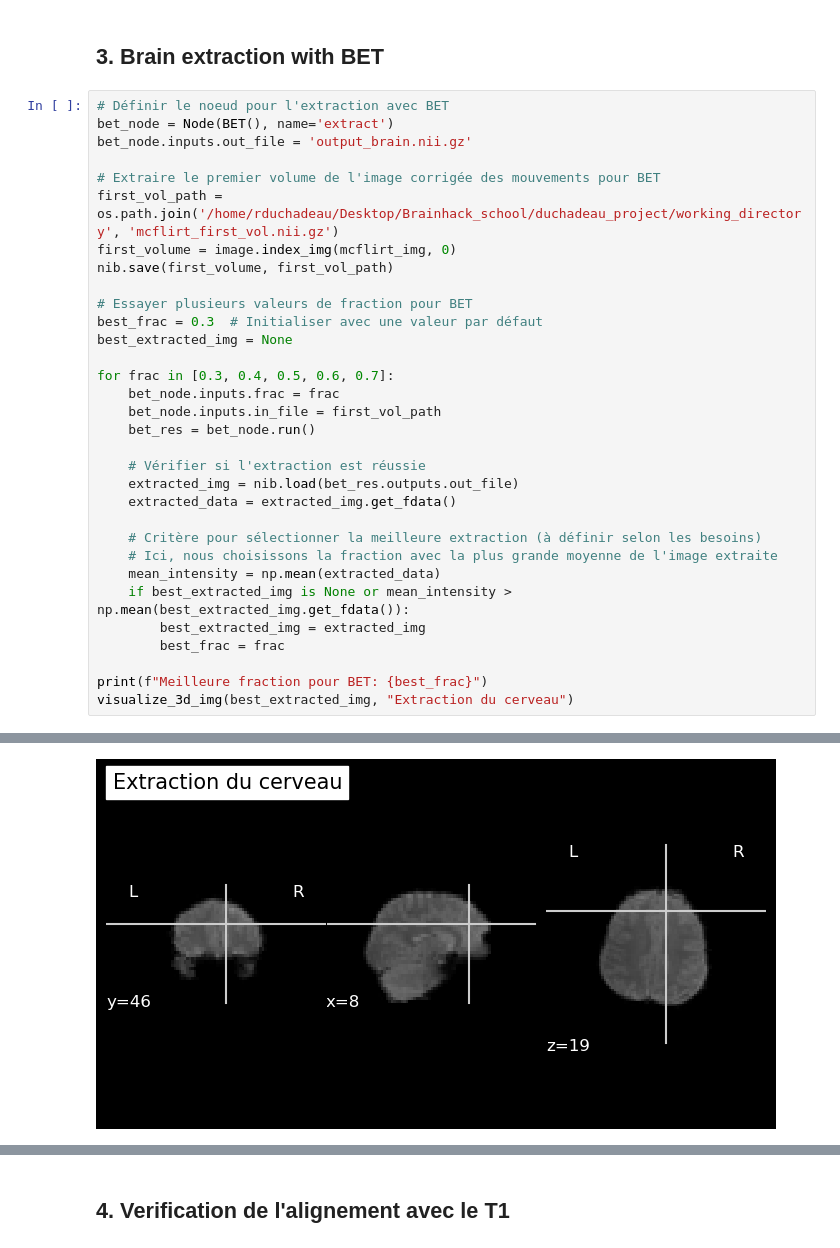
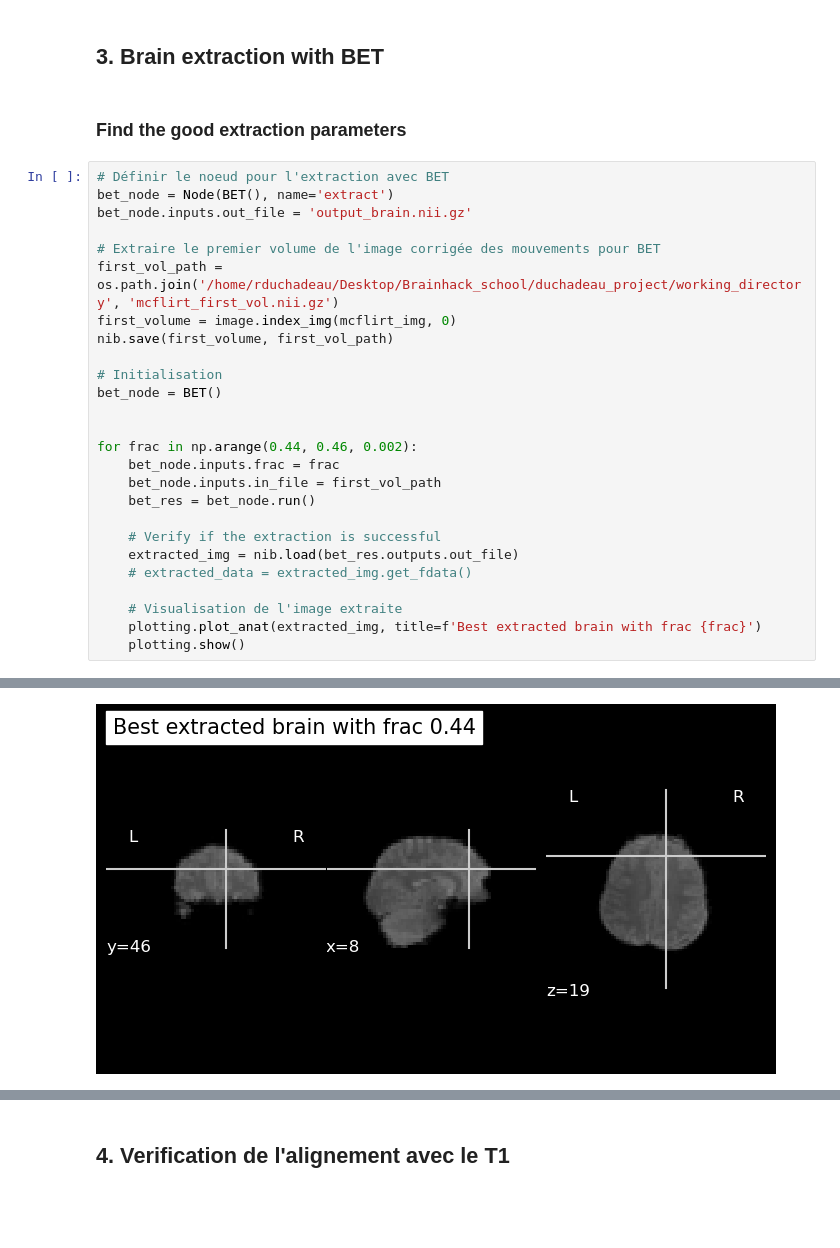
Before and after one commit to brainhack-school2024/duchadeau_project, a Jupyter notebook: pretraitement.ipynb, the cells around one changed output, grey strips where cells are left out. Cells and saved outputs as stored; diff of their text form; blank space fills up the shorter version.

```diff
--- a/pretraitement.ipynb
+++ b/pretraitement.ipynb
@@ -79,6 +79,8 @@ visualize_4d_img(mcflirt_img, "Correction des mouvements")
 [figure]
 # %% [markdown]
 ## 3. Brain extraction with BET
+# %% [markdown]
+### Find the good extraction parameters
 # %%
 # Définir le noeud pour l'extraction avec BET
 bet_node = Node(BET(), name='extract')
@@ -89,26 +91,20 @@ first_vol_path = os.path.join('/home/rduchadeau/Desktop/Brainhack_school/duchade
 first_volume = image.index_img(mcflirt_img, 0)
 nib.save(first_volume, first_vol_path)
 
-# Essayer plusieurs valeurs de fraction pour BET
-best_frac = 0.3  # Initialiser avec une valeur par défaut
-best_extracted_img = None
+# Initialisation
+bet_node = BET()
 
-for frac in [0.3, 0.4, 0.5, 0.6, 0.7]:
+
+for frac in np.arange(0.44, 0.46, 0.002):
     bet_node.inputs.frac = frac
     bet_node.inputs.in_file = first_vol_path
     bet_res = bet_node.run()
 
-    # Vérifier si l'extraction est réussie
+    # Verify if the extraction is successful
     extracted_img = nib.load(bet_res.outputs.out_file)
-    extracted_data = extracted_img.get_fdata()
+    # extracted_data = extracted_img.get_fdata()
 
-    # Critère pour sélectionner la meilleure extraction (à définir selon les besoins)
-    # Ici, nous choisissons la fraction avec la plus grande moyenne de l'image extraite
-    mean_intensity = np.mean(extracted_data)
-    if best_extracted_img is None or mean_intensity > np.mean(best_extracted_img.get_fdata()):
-        best_extracted_img = extracted_img
-        best_frac = frac
-
-print(f"Meilleure fraction pour BET: {best_frac}")
-visualize_3d_img(best_extracted_img, "Extraction du cerveau")
+    # Visualisation de l'image extraite
+    plotting.plot_anat(extracted_img, title=f'Best extracted brain with frac {frac}')
+    plotting.show()
 # %% [output]
@@ -132 +111 @@ Meilleure fraction pour BET: 0.3
-[figure, old version]
+[figure, new version]
```
Also changed, not shown: parts of 5 cells of this notebook, 2 other files.
